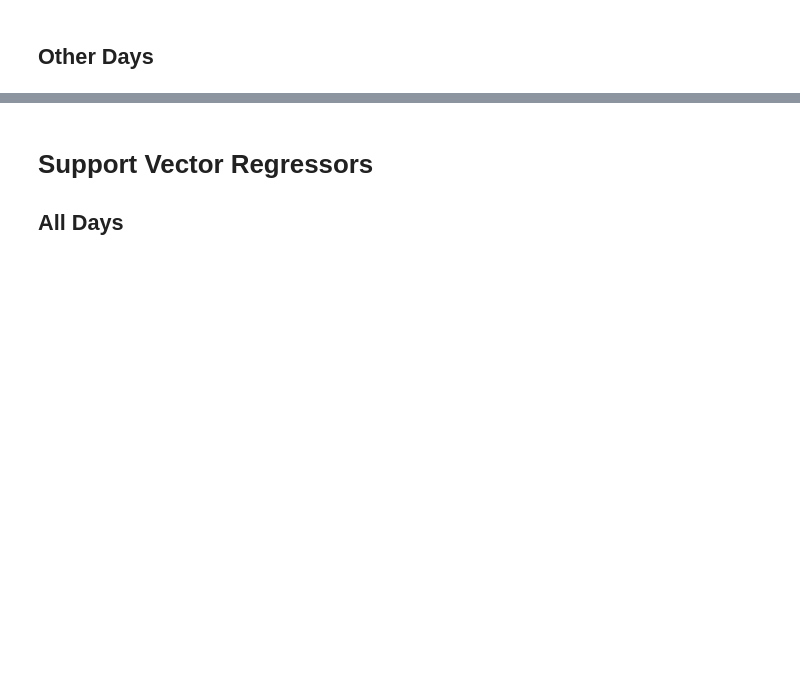
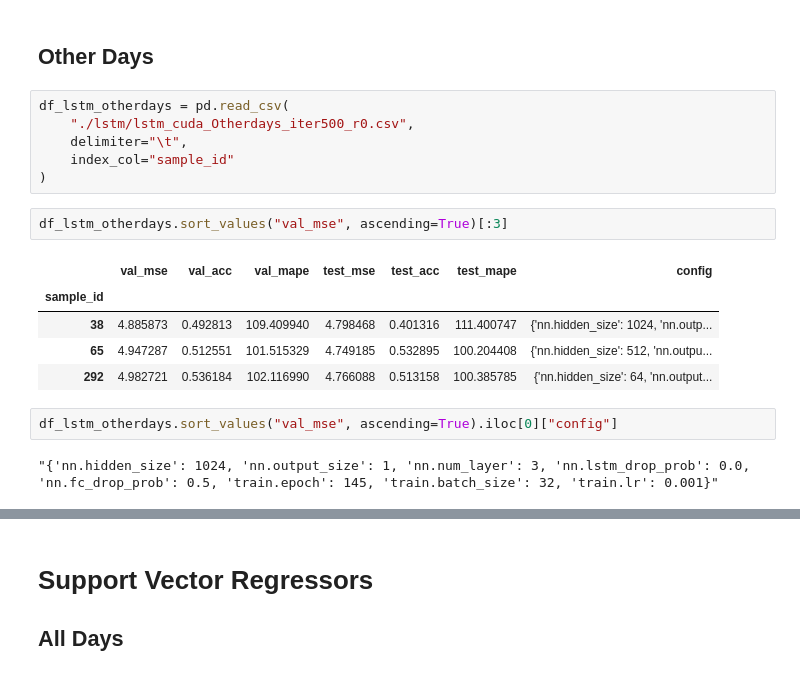
Before and after one commit to TianyuDu/ugthesis, a Jupyter notebook: model_selection_results/result_summary.ipynb, the cells around one changed output, grey strips where cells are left out. Cells and saved outputs as stored; diff of their text form; blank space fills up the shorter version.

```diff
--- a/model_selection_results/result_summary.ipynb
+++ b/model_selection_results/result_summary.ipynb
@@ -117,3 +117,21 @@ df_lstm_mon.sort_values("val_acc", ascending=False).iloc[0]["config"]
 "{'nn.hidden_size': 1024, 'nn.output_size': 1, 'nn.num_layer': 3, 'nn.lstm_drop_prob': 0.0, 'nn.fc_drop_prob': 0.25, 'train.epoch': 75, 'train.batch_size': 128, 'train.lr': 0.01}"
 # %% [markdown]
 ## Other Days
+# %%
+df_lstm_otherdays = pd.read_csv(
+    "./lstm/lstm_cuda_Otherdays_iter500_r0.csv",
+    delimiter="\t",
+    index_col="sample_id"
+)
+# %%
+df_lstm_otherdays.sort_values("val_mse", ascending=True)[:3]
+# %% [output]
+|  | val_mse | val_acc | val_mape | test_mse | test_acc | test_mape | config |
+| sample_id |  |  |  |  |  |  |  |
+| 38 | 4.885873 | 0.492813 | 109.409940 | 4.798468 | 0.401316 | 111.400747 | {'nn.hidden_size': 1024, 'nn.outp... |
+| 65 | 4.947287 | 0.512551 | 101.515329 | 4.749185 | 0.532895 | 100.204408 | {'nn.hidden_size': 512, 'nn.outpu... |
+| 292 | 4.982721 | 0.536184 | 102.116990 | 4.766088 | 0.513158 | 100.385785 | {'nn.hidden_size': 64, 'nn.output... |
+# %%
+df_lstm_otherdays.sort_values("val_mse", ascending=True).iloc[0]["config"]
+# %% [output]
+"{'nn.hidden_size': 1024, 'nn.output_size': 1, 'nn.num_layer': 3, 'nn.lstm_drop_prob': 0.0, 'nn.fc_drop_prob': 0.5, 'train.epoch': 145, 'train.batch_size': 32, 'train.lr': 0.001}"
```
Also changed, not shown: parts of 2 cells of this notebook, 1 other file.
